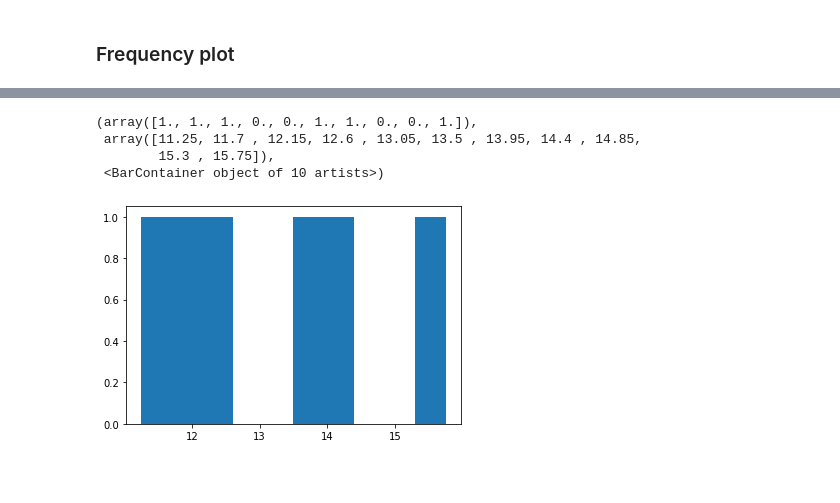
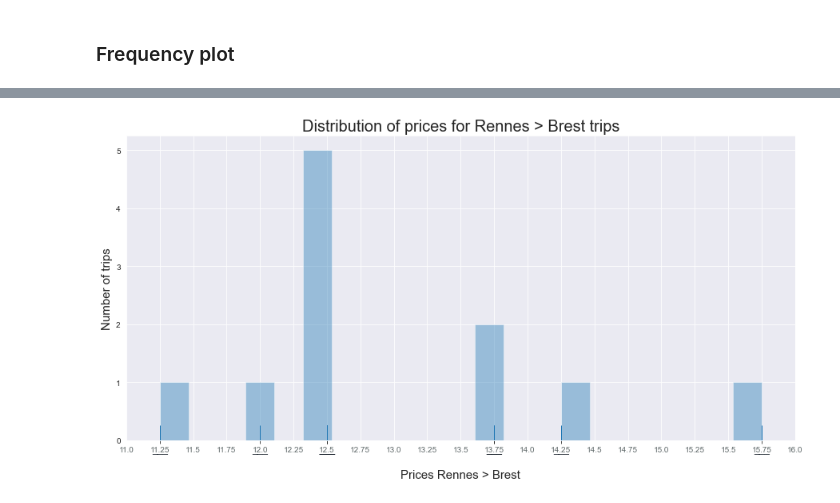
Before and after one commit to GHCamille/blablattractiveness, a Jupyter notebook: get_blabla_data.ipynb, the cells around one changed output, grey strips where cells are left out. Drawn from its saved outputs; the diff is of its cells as text; code cells hidden in the pictures; blank space fills up the shorter version.

```diff
--- a/get_blabla_data.ipynb
+++ b/get_blabla_data.ipynb
@@ -151,8 +141,28 @@ sns.distplot(df_trips.price_of_the_trip, bins=2*len(df_price_freq), kde=False, r
-# %%
-plt.hist(df_price_freq.price_of_the_trip, bins=10)
-# %% [output]
-(array([1., 1., 1., 0., 0., 1., 1., 0., 0., 1.]),
- array([11.25, 11.7 , 12.15, 12.6 , 13.05, 13.5 , 13.95, 14.4 , 14.85,
-        15.3 , 15.75]),
- <BarContainer object of 10 artists>)
-[figure, removed]
+# %%
+sns.set_style('darkgrid')
+
+xticks_max = ceil(df_trips.price_of_the_trip.max())
+xticks_min = floor(df_trips.price_of_the_trip.min())
+xticks_range = xticks_max - xticks_min
+
+plt.figure(figsize=(15,7))
+ax = sns.distplot(df_trips.price_of_the_trip, bins=4*xticks_range+1, kde=False, rug=True)
+
+xticks_major = df_trips.price_of_the_trip
+xticks_minor = np.linspace(xticks_min, xticks_max, 4*xticks_range+1)
+xticks_minor = np.around(xticks_minor, 2)
+
+ax.set_xticks(xticks_minor) # new_minor_xtick_label_value
+ax.set_xticklabels(xticks_minor, color='#616A6B') # rotation=90,
+ax.set_title('Distribution of prices for Rennes > Brest trips', fontsize=20)
+ax.set_xlabel('Prices Rennes > Brest', fontsize=15, labelpad = 20 )
+ax.set_ylabel('Number of trips', fontsize=15)
+
+secax = ax.secondary_xaxis('bottom')
+secax.set_xticks(xticks_major)
+xticks_major_labels = np.full((len(xticks_major),), '___')
+secax.set_xticklabels(xticks_major_labels, fontsize=12, color='#17202A')
+
+plt.show()
+# %% [output]
+[figure, added]
```
Also changed, not shown: parts of 12 cells of this notebook, 2 other files.
